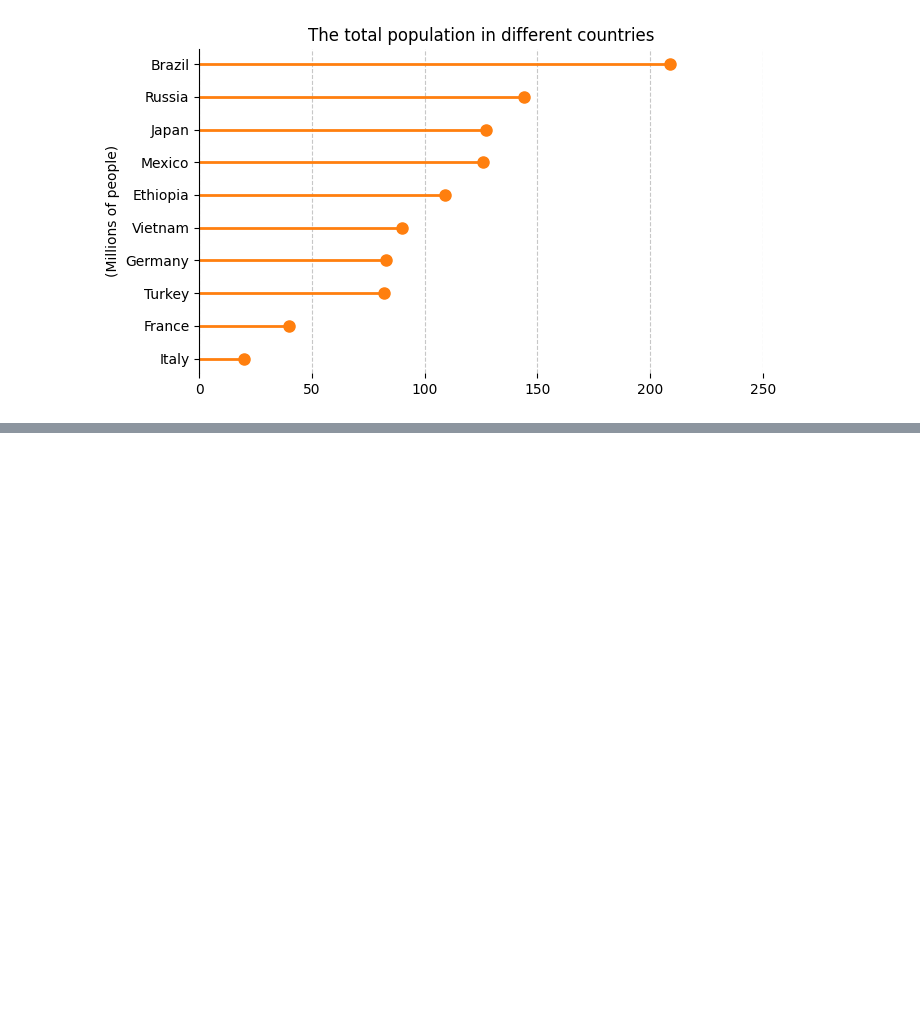
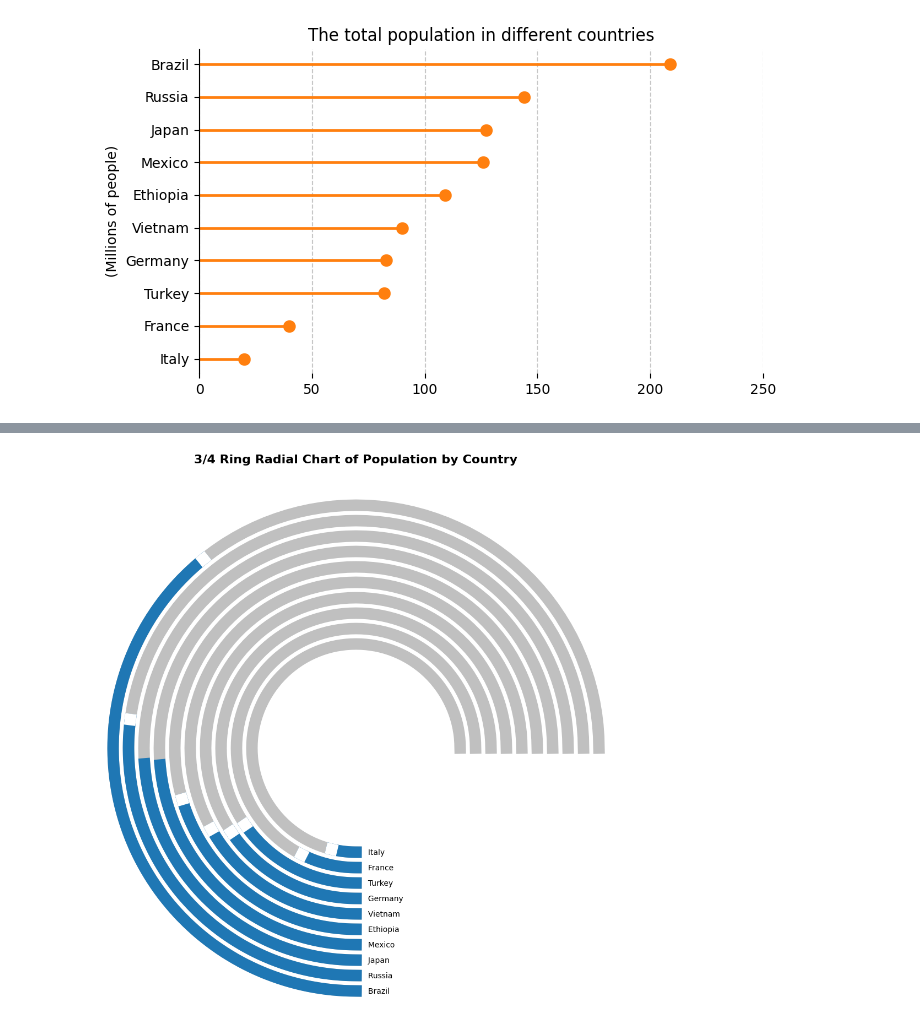
Before and after one commit to Aashish-Raghav/Data-Visualization---Multiple-Plots, a Jupyter notebook: IIT2022010.ipynb, the cells around one changed output, grey strips where cells are left out. Cells and saved outputs as stored; diff of their text form; code cells hidden in the pictures; blank space fills up the shorter version.

```diff
--- a/IIT2022010.ipynb
+++ b/IIT2022010.ipynb
@@ -480,0 +675,87 @@ plt.show()
+# %%
+# Load the CSV data
+df = pd.read_csv('Population_different_countries.csv')
+population_brazil = df.loc[df['Country'] == 'Brazil', 'Population (Millions)'].values[0]
+df = df[(df['Population (Millions)'] <= population_brazil)]
+df = df.sort_values(by='Population (Millions)', ascending=True)
+
+# Extract country names and populations
+countries = df['Country']
+populations = df['Population (Millions)']
+
+# Normalize population based on 600 million corresponding to 3/4 of the circle
+max_population = 400
+normalized_population = populations / max_population
+
+# Define properties for the radial plot
+num_countries = len(countries)
+start_angle = -np.pi / 2   # Start from the third quadrant
+arc_span = -3 * np.pi / 2  # Clockwise rotation through 3/4 of the circle
+bar_width = 15              # Thickness of each bar
+initial_radius = 60        # Larger starting radius for better spacing
+radius_increment = 2       # Small, consistent increment for each arc
+gray_color = '#c0c0c0'    # Color of the base arcs
+blue_color = 'tab:blue'    # Color of the population bars
+text_color = 'black'        # Color of the country names
+before = 6
+
+# Create the figure and polar subplot
+fig, ax = plt.subplots(figsize=(12, 12), subplot_kw={'projection': 'polar'})
+
+for i in range(before):
+  theta_start = start_angle
+  theta_end = start_angle + arc_span
+  theta = np.linspace(theta_start, theta_end, 100)
+
+  # Fixed initial radius + consistent increment
+  r = np.full_like(theta, initial_radius + (i * radius_increment))
+
+  # Plot the base arc in gray
+  ax.plot(theta, r, color="white", linewidth=bar_width)
+
+# Plot each base arc and population bar
+for i, (country, norm_pop, population) in enumerate(zip(countries, normalized_population, populations)):
+    # Calculate the starting and ending angles for the base arc
+    theta_start = start_angle
+    theta_end = start_angle + arc_span
+    theta = np.linspace(theta_start, theta_end, 100)
+
+    # Fixed initial radius + consistent increment
+    r = np.full_like(theta, initial_radius + ((i+before) * radius_increment))
+
+    # Plot the base arc in gray
+    ax.plot(theta, r, color=gray_color, linewidth=bar_width)
+
+    # Plot the population bar in blue on top of the gray arc
+    pop_theta_end = theta_start + (arc_span * norm_pop)
+    pop_theta = np.linspace(theta_start, pop_theta_end, 100)
+    ax.plot(pop_theta, r, color=blue_color, linewidth=bar_width)
+
+    # Plot the white slab at the end of the blue bar
+    slab_theta_start = pop_theta_end
+    slab_theta_end = slab_theta_start - np.pi/10000  # Small angle for the white slab
+    slab_theta = np.linspace(slab_theta_start, slab_theta_end, 100)
+    ax.plot(slab_theta, r, color='white', linewidth=bar_width)
+
+    # Place the country name linearly outside the start axis
+    ax.text(
+        theta_start,              # Keep the same angle
+        r[0],      # Constant radial distance for all labels
+        f'     {country}',
+        ha='left',               # Align text to the right
+        va='center',
+        fontsize=10,
+        color=text_color,
+        rotation=0                # Horizontal text
+    )
+
+# Set properties for better visualization
+ax.set_yticks([])  # Remove radial grid lines
+ax.set_xticks([])  # Remove ticks on bars
+ax.spines['polar'].set_visible(False)  # Hide the outer circle
+
+# Title and display
+plt.title('3/4 Ring Radial Chart of Population by Country', fontsize=16, fontweight='bold', pad=40)
+plt.show()
+# %% [output]
+[figure, added]
```
Also changed, not shown: parts of 8 cells of this notebook, 3 other files.
